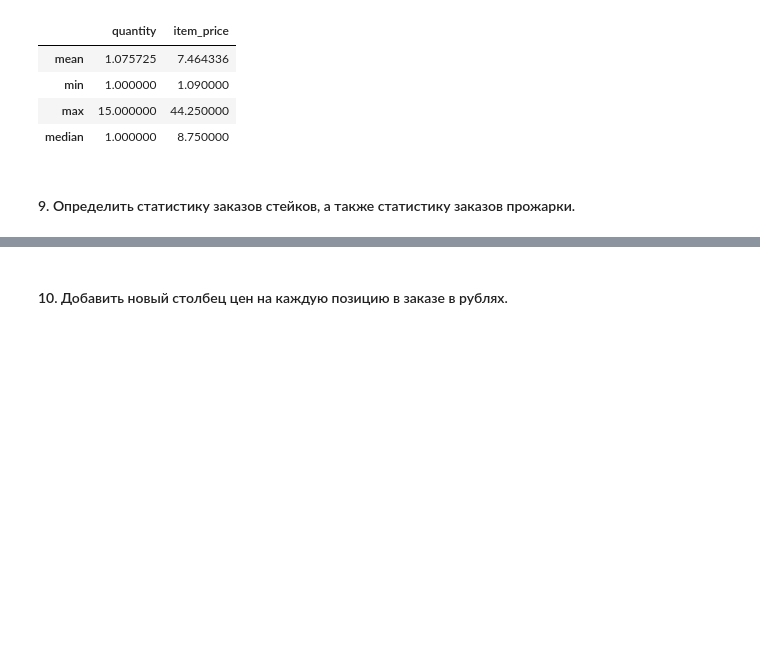
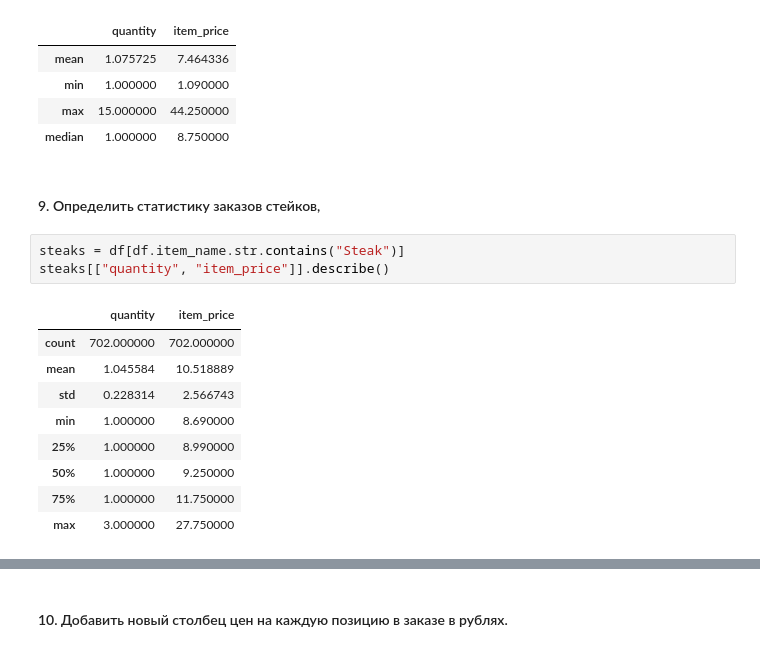
Before and after one commit to 4eckah78/machine-learning, a Jupyter notebook: homework1.ipynb, the cells around one changed output, grey strips where cells are left out. Drawn from its saved outputs; the diff is of its cells as text; blank space fills up the shorter version.

```diff
--- a/homework1.ipynb
+++ b/homework1.ipynb
@@ -88,4 +89,17 @@ df.agg({
 | max | 15.000000 | 44.250000 |
 | median | 1.000000 | 8.750000 |
 # %% [markdown]
-#### 9. Определить статистику заказов стейков, а также статистику заказов прожарки.
+#### 9. Определить статистику заказов стейков,
+# %%
+steaks = df[df.item_name.str.contains("Steak")]
+steaks[["quantity", "item_price"]].describe()
+# %% [output]
+|  | quantity | item_price |
+| count | 702.000000 | 702.000000 |
+| mean | 1.045584 | 10.518889 |
+| std | 0.228314 | 2.566743 |
+| min | 1.000000 | 8.690000 |
+| 25% | 1.000000 | 8.990000 |
+| 50% | 1.000000 | 9.250000 |
+| 75% | 1.000000 | 11.750000 |
+| max | 3.000000 | 27.750000 |
```
Also changed, not shown: parts of 10 cells of this notebook.
